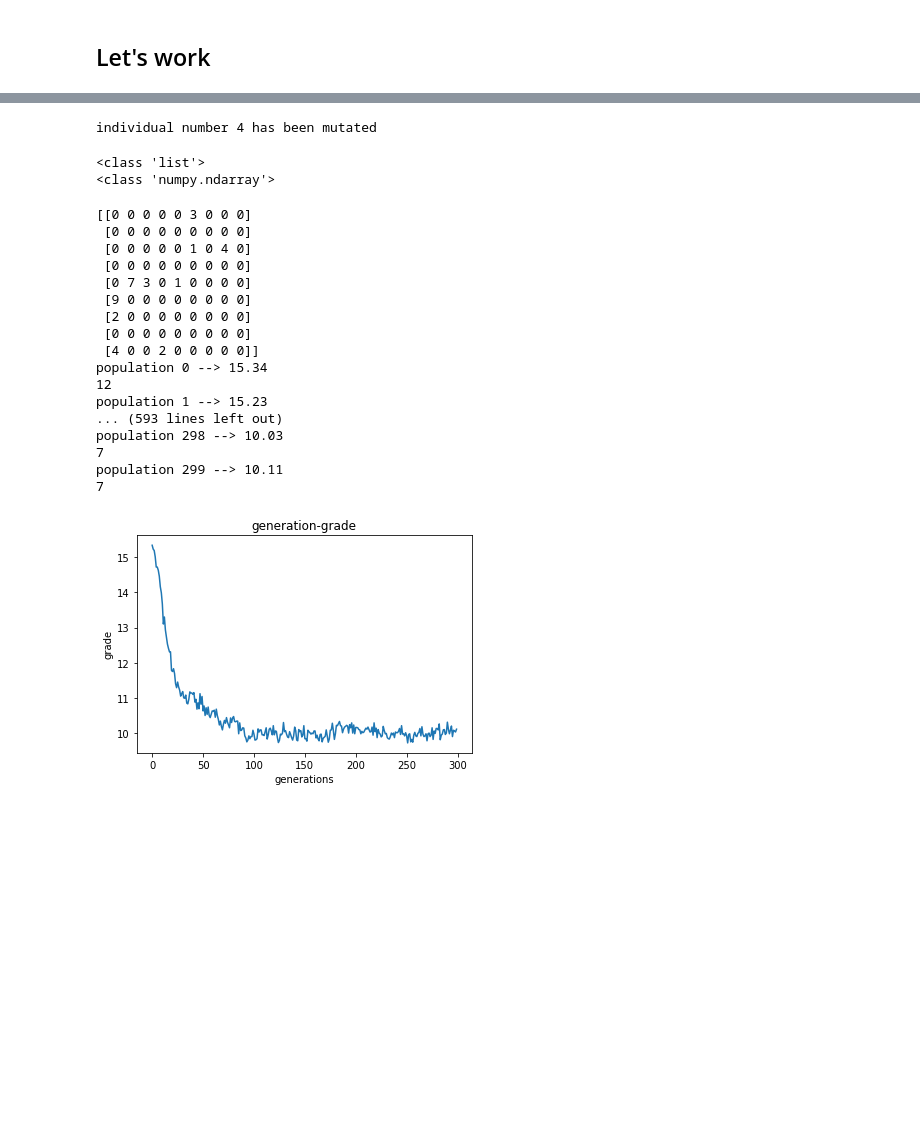
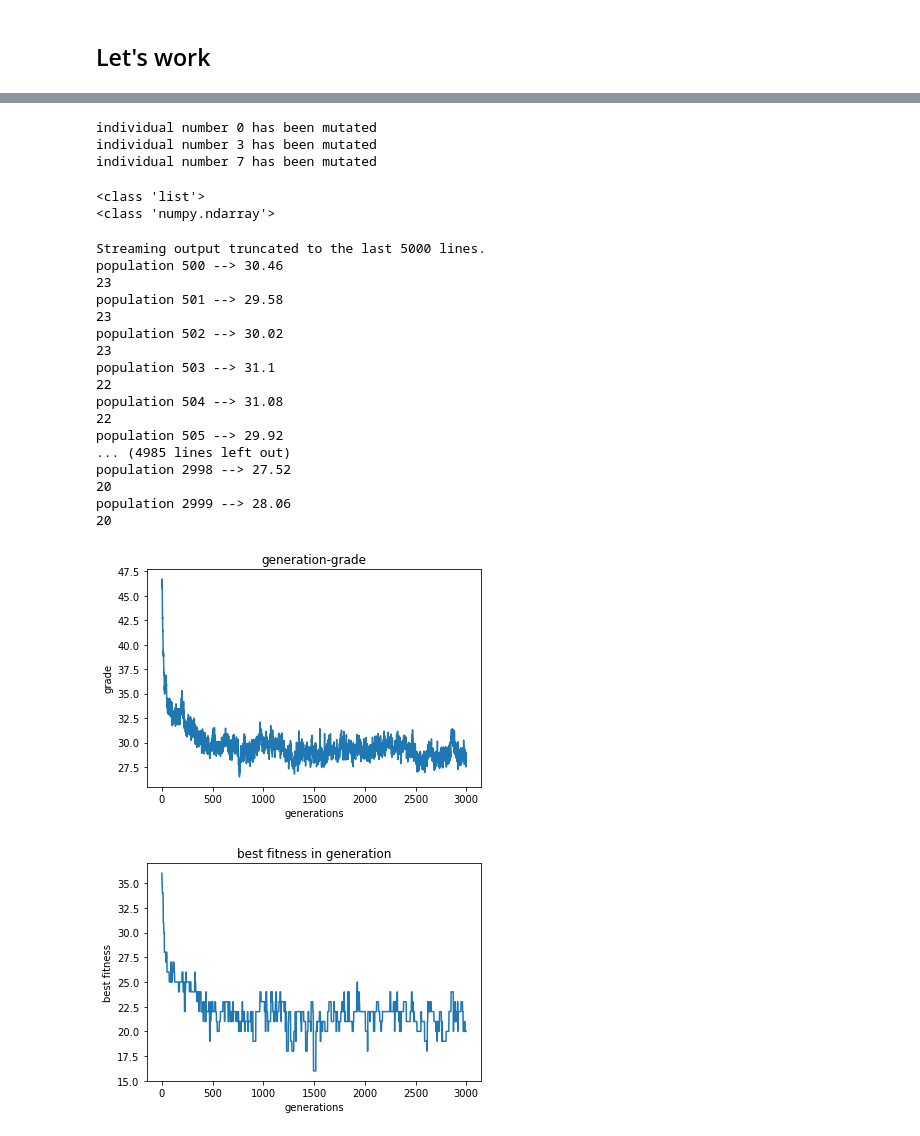
Before and after one commit to Boodyahmedhamdy/SudokuSolver, a Jupyter notebook: DifferentailEvolution/MainAIProject.ipynb, the cells around one changed output, grey strips where cells are left out. Cells and saved outputs as stored; diff of their text form; code cells hidden in the pictures; blank space fills up the shorter version.

```diff
--- a/DifferentailEvolution/MainAIProject.ipynb
+++ b/DifferentailEvolution/MainAIProject.ipynb
@@ -282,7 +308,8 @@ def getIndividualFitness(individual):
     columnsFitness = int(getListFitness(sumColumnsList))
     blocksFitness = int(getListFitness(sumBlocksList))
 
-    fitness = int((rowsFitness + columnsFitness + blocksFitness) / 3)
+    # fitness = int((rowsFitness + columnsFitness + blocksFitness) / 3)
+    fitness = rowsFitness + columnsFitness + blocksFitness
 #     print(f"rows fitness = {rowsFitness}, columnsFitness = {columnsFitness}, blockFitness = {blocksFitness}")
 
     return fitness
@@ -675,7 +702,9 @@ for i, individual in enumerate(parents):
         mutateIndividual(individual)
         print(f"individual number {i} has been mutated")
 # %% [output]
-individual number 4 has been mutated
+individual number 0 has been mutated
+individual number 3 has been mutated
+individual number 7 has been mutated
 # %%
 
 new_population = parents.tolist()
@@ -811,32 +847,37 @@ def printBestFitnessInPopulation(population):
 # %%
 
-INITIAL_POPULATION_LENGTH = 100
-HOW_MANY_GENERATIONS = 300
+INITIAL_POPULATION_LENGTH = 50
+HOW_MANY_GENERATIONS = 3000
 
+# ==============================================================================
 # visualization related
-x = [x for x in range(HOW_MANY_GENERATIONS)]
-y = []
-# ==========================================================
+x_grades = [x for x in range(HOW_MANY_GENERATIONS)]
+y_grades = []
+
+x_optimal = [x for x in range(HOW_MANY_GENERATIONS)]
+y_optimal = []
+# ==============================================================================
 
 # create the initial board
-board = createBoard(10)
-print(board)
+board = createBoard()
+printRealBoard(board)
 
 # create initial population from this board
 initial_population = createPopulationFromBoard(board, INITIAL_POPULATION_LENGTH)
-# print(initial_population)
+
 
 for i in range(HOW_MANY_GENERATIONS):
 
     population_grade = getGrade(initial_population)
     print(f"population {i} -->", population_grade)
 
-    y.append(population_grade)
+    y_grades.append(population_grade)
 
-    # print(min([getIndividualFitness(individual) for indvidual in initial_population]))
 
-    printBestFitnessInPopulation(initial_population)
+    best = getBestFitnessInPopulation(initial_population)
+    print(best)
 
+    y_optimal.append(best)
 
 
     optimal = getOptimalSolutionFromPopulation(initial_population)
@@ -845,38 +886,46 @@ for i in range(HOW_MANY_GENERATIONS):
         break
     initial_population = evolveAndReturnNewPopulation(initial_population)
 # %% [output]
-[[0 0 0 0 0 3 0 0 0]
- [0 0 0 0 0 0 0 0 0]
- [0 0 0 0 0 1 0 4 0]
- [0 0 0 0 0 0 0 0 0]
- [0 7 3 0 1 0 0 0 0]
- [9 0 0 0 0 0 0 0 0]
- [2 0 0 0 0 0 0 0 0]
- [0 0 0 0 0 0 0 0 0]
- [4 0 0 2 0 0 0 0 0]]
-population 0 --> 15.34
-12
-population 1 --> 15.23
-... (593 lines left out)
-population 298 --> 10.03
-7
-population 299 --> 10.11
-7
+Streaming output truncated to the last 5000 lines.
+population 500 --> 30.46
+23
+population 501 --> 29.58
+23
+population 502 --> 30.02
+23
+population 503 --> 31.1
+22
+population 504 --> 31.08
+22
+population 505 --> 29.92
+... (4985 lines left out)
+population 2998 --> 27.52
+20
+population 2999 --> 28.06
+20
 # %%
 import matplotlib.pyplot as plt
 
 # plotting the points
-plt.plot(x, y)
+plt.plot(x_grades, y_grades)
 
 # naming the x axis
 plt.xlabel('generations')
 # naming the y axis
 plt.ylabel('grade')
 
 # giving a title to my graph
 plt.title('generation-grade')
 
 # function to show the plot
 plt.show()
+
+
+plt.plot(x_optimal, y_optimal)
+plt.xlabel("generations")
+plt.ylabel("best fitness")
+plt.title("best fitness in generation")
+plt.show()
 # %% [output]
-[figure, old version]
+[figure, new version]
+[figure, added]
```
Also changed, not shown: parts of 10 cells of this notebook.
